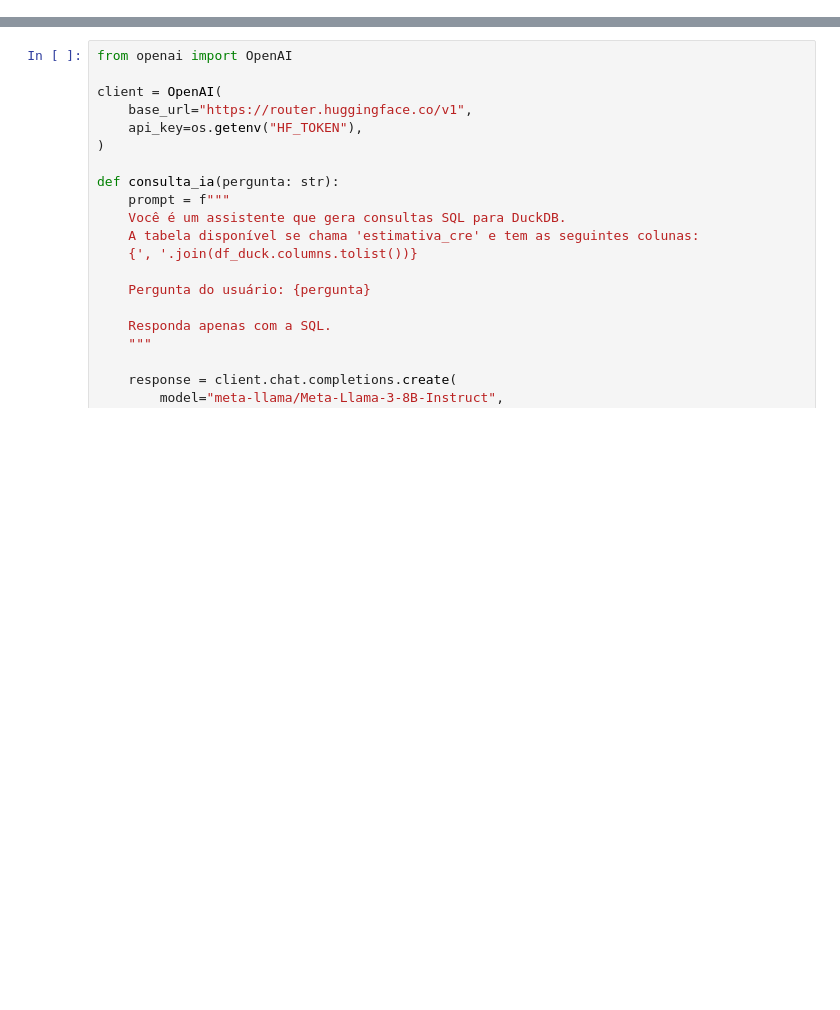
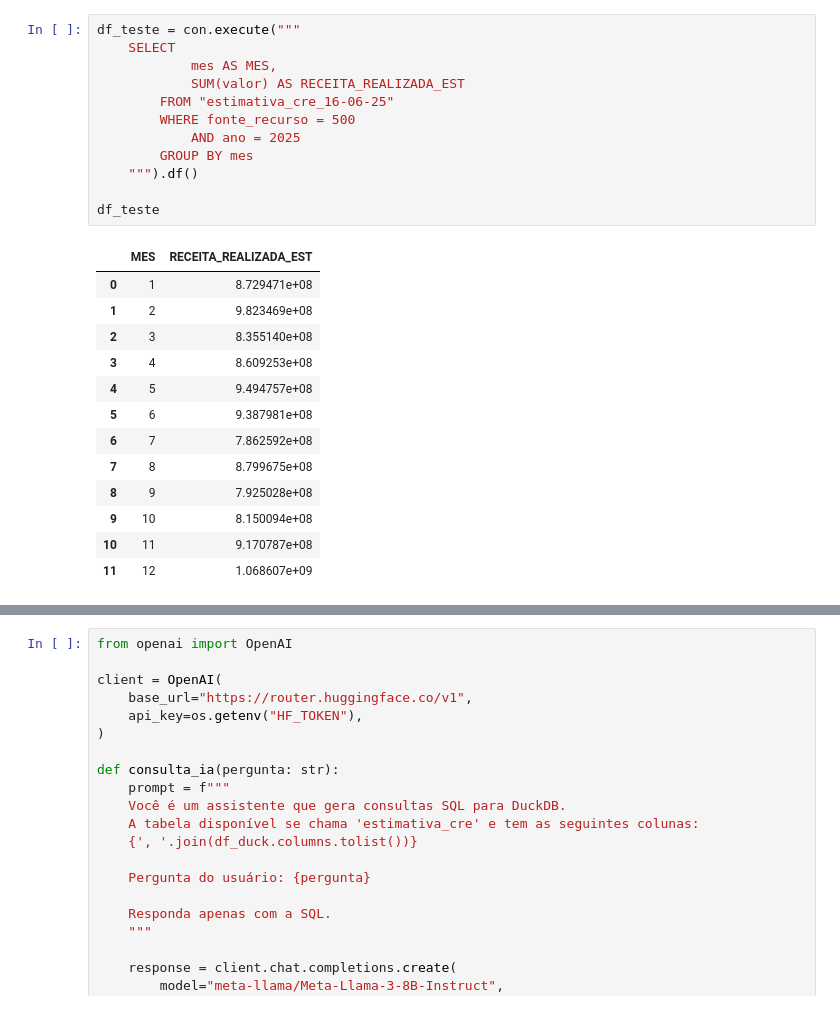
Before and after one commit to PedroJRod/sefin_geop, a Jupyter notebook: estimativa_cre/estimativa_cre.ipynb, the cells around one changed output, grey strips where cells are left out. Cells and saved outputs as stored; diff of their text form; blank space fills up the shorter version.

```diff
--- a/estimativa_cre/estimativa_cre.ipynb
+++ b/estimativa_cre/estimativa_cre.ipynb
@@ -24,0 +134,26 @@ df_duck.sample(2)
+# %%
+df_teste = con.execute("""
+    SELECT
+            mes AS MES,
+            SUM(valor) AS RECEITA_REALIZADA_EST
+        FROM "estimativa_cre_16-06-25"
+        WHERE fonte_recurso = 500
+            AND ano = 2025
+        GROUP BY mes
+    """).df()
+
+df_teste
+# %% [output]
+|  | MES | RECEITA_REALIZADA_EST |
+| 0 | 1 | 8.729471e+08 |
+| 1 | 2 | 9.823469e+08 |
+| 2 | 3 | 8.355140e+08 |
+| 3 | 4 | 8.609253e+08 |
+| 4 | 5 | 9.494757e+08 |
+| 5 | 6 | 9.387981e+08 |
+| 6 | 7 | 7.862592e+08 |
+| 7 | 8 | 8.799675e+08 |
+| 8 | 9 | 7.925028e+08 |
+| 9 | 10 | 8.150094e+08 |
+| 10 | 11 | 9.170787e+08 |
+| 11 | 12 | 1.068607e+09 |
```
Also changed, not shown: parts of 12 cells of this notebook, 14 other files.
